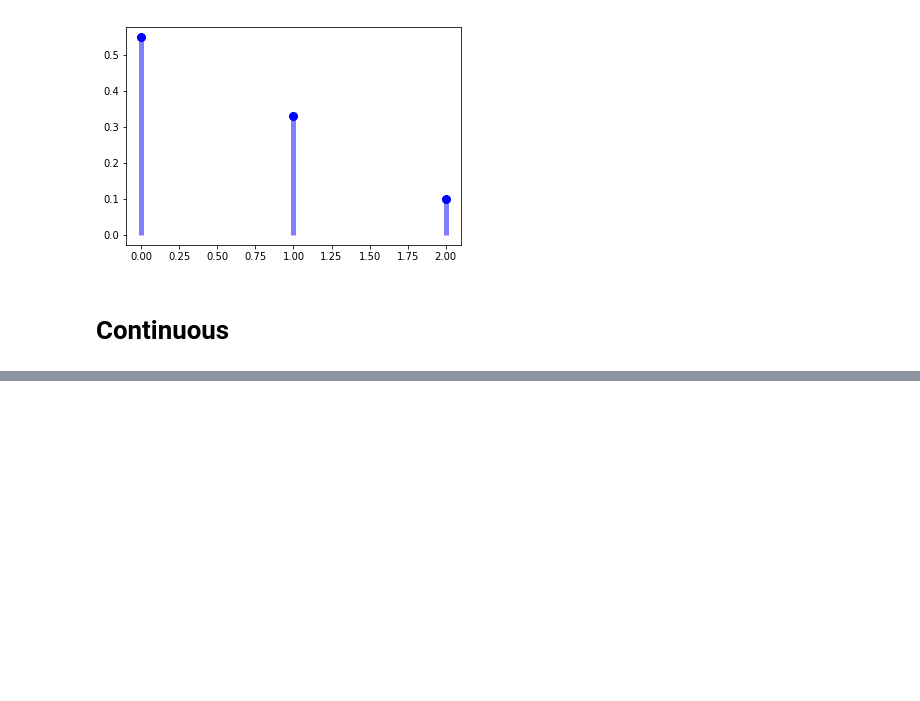
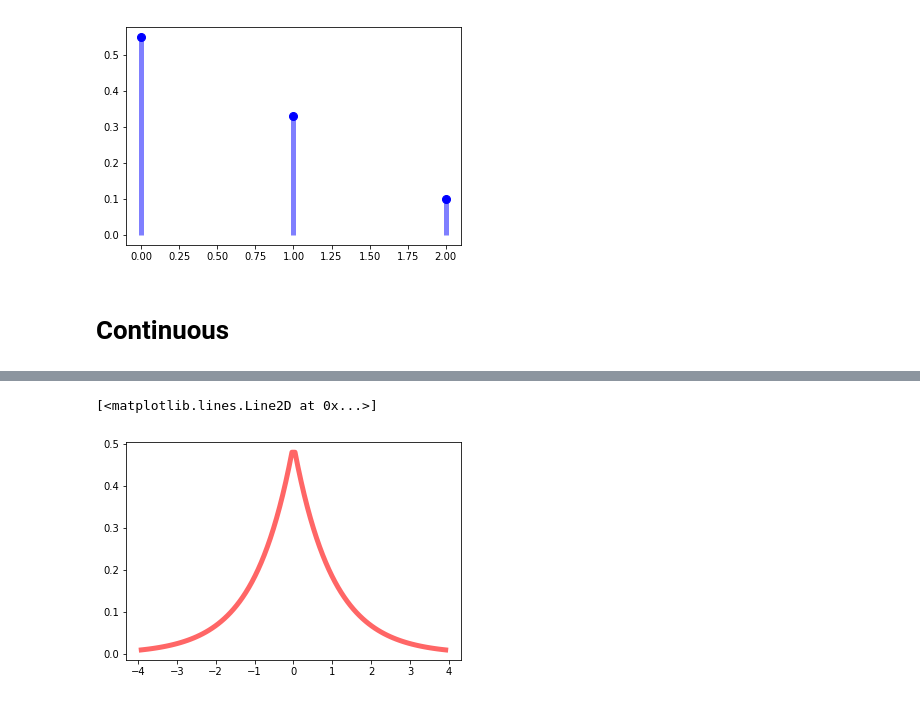
Before and after one commit to Jane-Tran/hong_notebooks, a Jupyter notebook: python/basic_distribution.ipynb, the cells around one changed output, grey strips where cells are left out. Cells and saved outputs as stored; diff of their text form; code cells hidden in the pictures; blank space fills up the shorter version.

```diff
--- a/python/basic_distribution.ipynb
+++ b/python/basic_distribution.ipynb
@@ -132,0 +148,13 @@ $$p(y|x) = \frac{p(x|y) p(y)}{p(x)}$$
+# %%
+# setup experiment
+mu = 0
+std = 1
+x = np.linspace(laplace.ppf(0.01, mu, std), laplace.ppf(0.99, mu, std), 100)
+y = laplace.pdf(x, mu, std)
+
+# plotting result
+fig, ax = plt.subplots(1, 1)
+ax.plot(x, y, 'r-', lw=5, alpha=0.6, label='laplace pdf')
+# %% [output]
+[<matplotlib.lines.Line2D at 0x...>]
+[figure, added]
```
Also changed, not shown: parts of 21 cells of this notebook.
